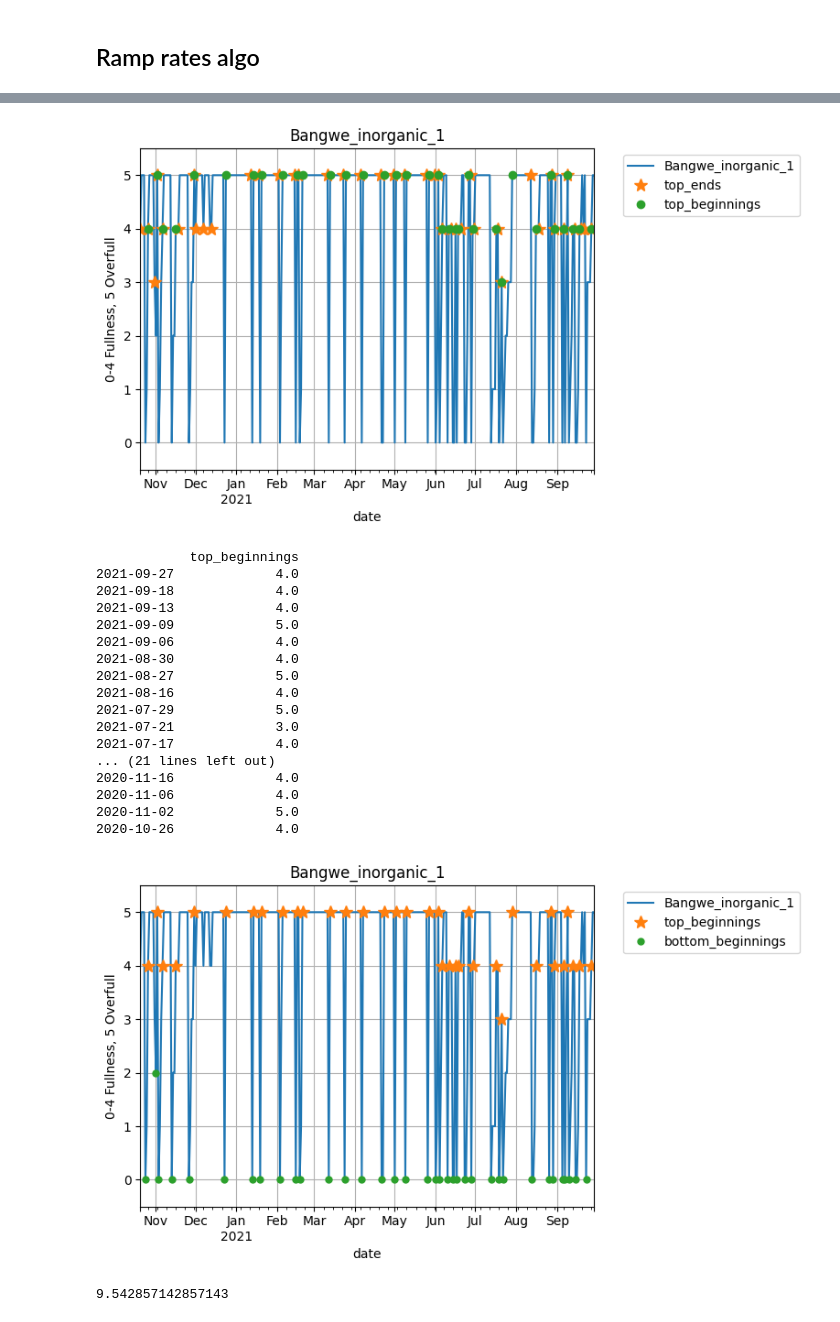
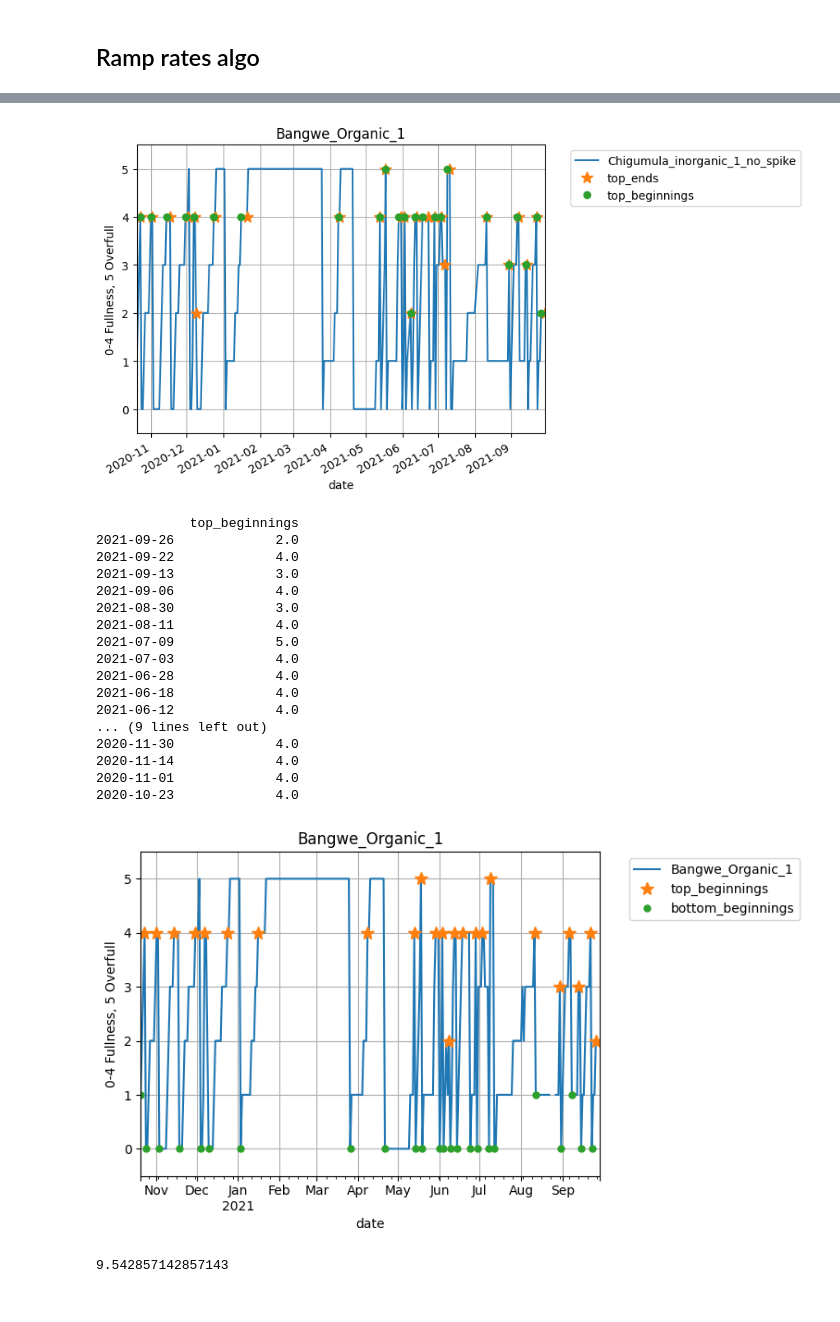
Before and after one commit to Global-Health-Engineering/2022-msc-sem-proj-nseemann, a Jupyter notebook: src/Analysis_jupyter/ramp_rates.ipynb, the cells around one changed output, grey strips where cells are left out. Saved outputs shown, nothing was run; the diff lists cells and outputs as text; code cells hidden in the pictures.

Commit message:
update to analysis, report

```diff
--- a/src/Analysis_jupyter/ramp_rates.ipynb
+++ b/src/Analysis_jupyter/ramp_rates.ipynb
@@ -38,7 +38,7 @@ skip_filling_df[skip_filling_df < 8] *= 4 / 7
 skip_filling_df[skip_filling_df == 8] = 5
 min_plot_y = -0.5
 max_plot_y = 5.5
-binNum = 2 # selected bin for analysis
+binNum = 0 # selected bin for analysis
 print(skip_dfCol)
 # %% [output]
 Index(['Bangwe_Organic_1', 'Bangwe_Organic_2', 'Bangwe_inorganic_1',
@@ -233,24 +231,24 @@ plt.gcf().subplots_adjust(bottom=0.15)
 plt.show()
 print(top_beginnings)
 # %% [output]
-[figure, old version]
+[figure, new version]
             top_beginnings
-2021-09-27             4.0
-2021-09-18             4.0
-2021-09-13             4.0
-2021-09-09             5.0
+2021-09-26             2.0
+2021-09-22             4.0
+2021-09-13             3.0
 2021-09-06             4.0
-2021-08-30             4.0
-2021-08-27             5.0
-2021-08-16             4.0
-2021-07-29             5.0
-2021-07-21             3.0
-2021-07-17             4.0
-... (21 lines left out)
-2020-11-16             4.0
-2020-11-06             4.0
-2020-11-02             5.0
-2020-10-26             4.0
+2021-08-30             3.0
+2021-08-11             4.0
+2021-07-09             5.0
+2021-07-03             4.0
+2021-06-28             4.0
+2021-06-18             4.0
+2021-06-12             4.0
+... (9 lines left out)
+2020-11-30             4.0
+2020-11-14             4.0
+2020-11-01             4.0
+2020-10-23             4.0
 # %%
 ## Remove derating (backward pass)
 top_beginnings_no_derating = top_beginnings.copy() #pd.DataFrame(columns=['top_beginnings_no_derating'])
@@ -295,35 +293,35 @@ while i >= 0 and imax < 600:
     imax = imax+1
     for j in range(indices_no_spike.get_loc(top_beginnings_no_derating.index[i])):
         if indices_no_spike.get_loc(top_beginnings_no_derating.index[i])-j-1 == 0:
-            bottom_beginnings.loc[indices_no_spike[indices_no_spike.get_loc(top_beginnings_no_derating.index[i])-j]] = skip_filling_interest_no_spike.loc[indices_no_spike[indices_no_spike.get_loc(top_beginnings_no_derating.index[i])-j]]
+            bottom_beginnings.loc[indices_no_spike[indices_no_spike.get_loc(top_beginnings_no_derating.index[i])-j-1]] = skip_filling_interest_no_spike.loc[indices_no_spike[indices_no_spike.get_loc(top_beginnings_no_derating.index[i])-j-1]]
             i = i - 1
             break
         elif skip_filling_interest_no_spike.loc[indices_no_spike[indices_no_spike.get_loc(top_beginnings_no_derating.index[i])-j-1]] <= skip_filling_interest_no_spike.loc[indices_no_spike[indices_no_spike.get_loc(top_beginnings_no_derating.index[i])-j]]:
             pass
         else:
             bottom_beginnings.loc[indices_no_spike[indices_no_spike.get_loc(top_beginnings_no_derating.index[i])-j]] = skip_filling_interest_no_spike.loc[indices_no_spike[indices_no_spike.get_loc(top_beginnings_no_derating.index[i])-j]]
             i = i - 1
             #add to list
             break
 
 figure, axis = plt.subplots()
 skip_filling_df.plot(ax=axis,use_index=True, y=skip_dfCol[binNum], grid=True, marker='x', markersize=0.1)
 plt.title(skip_filling_df.columns[binNum])
 top_beginnings_no_derating.plot(use_index=True, grid=True, marker='*', ax = axis, linestyle='none', markersize=10)
 bottom_beginnings.plot(use_index=True, grid=True, marker='.', ax = axis, linestyle='none', markersize=10)
 plt.xlim(skip_filling_interest.index.min(),skip_filling_interest.index.max())
 axis.legend(bbox_to_anchor=(1.05, 1))
 
 plt.xlabel('date')
 plt.ylabel('0-4 Fullness, 5 Overfull')
 plt.ylim(min_plot_y,max_plot_y)
 axis.set_yticks([0,1,2,3,4,5])
 plt.gcf().subplots_adjust(bottom=0.15)
 
 
 plt.show()
 # %% [output]
-[figure, old version]
+[figure, new version]
 # %%
 #Join data
 import statistics as stat
```
Also changed, not shown: parts of 2 cells of this notebook, 2 other files.
